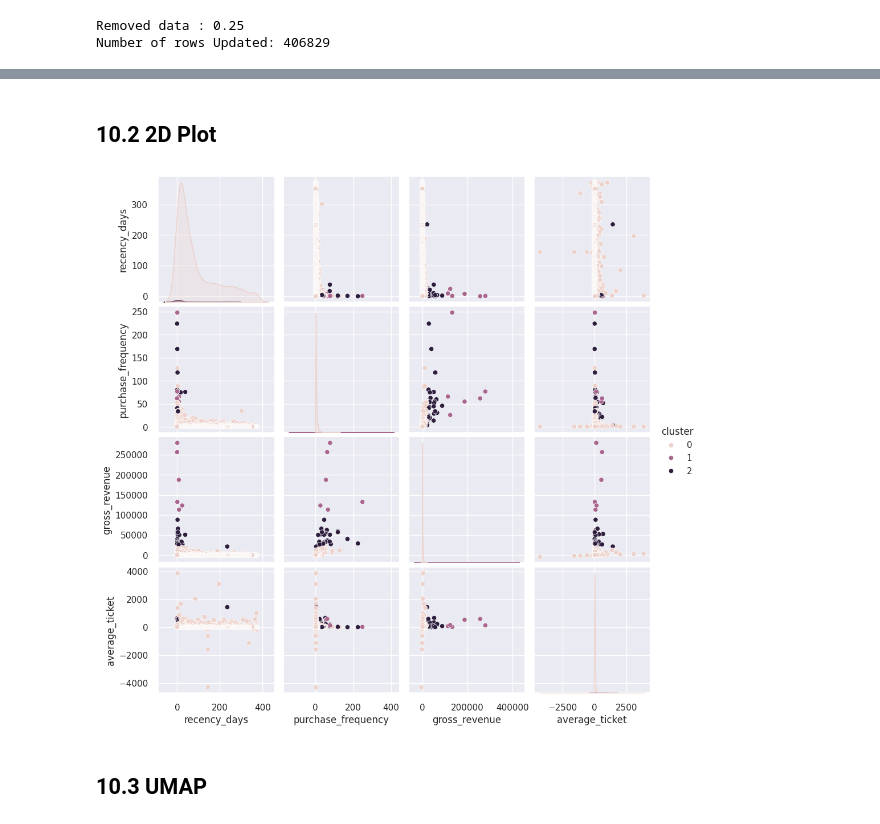
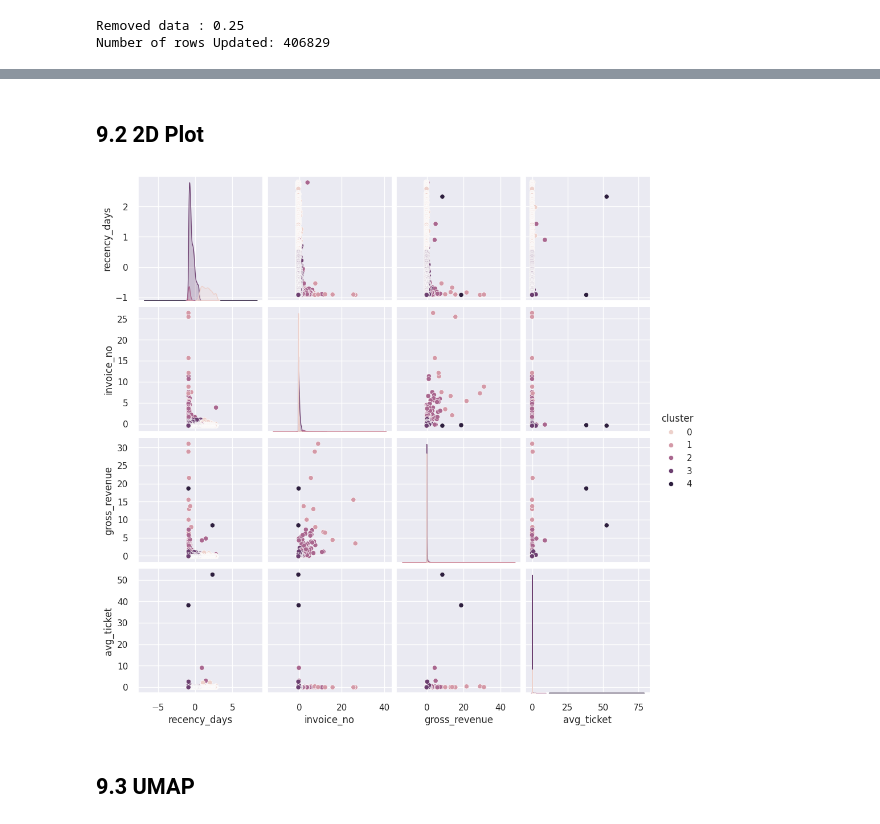
Before and after one commit to mendesdata/insiders_clustering, a Jupyter notebook: notebooks/insiders_v_03.ipynb, the cells around one changed output, grey strips where cells are left out. Cells and saved outputs as stored; diff of their text form; code cells hidden in the pictures.

```diff
--- a/notebooks/insiders_v_03.ipynb
+++ b/notebooks/insiders_v_03.ipynb
@@ -349 +360,8 @@ df6 = df5.copy()
+# %%
+ss = pp.StandardScaler()
+
+df5['gross_revenue'] = ss.fit_transform( df5[['gross_revenue']] )
+df5['recency_days']  = ss.fit_transform( df5[['recency_days']] )
+df5['invoice_no']    = ss.fit_transform( df5[['invoice_no']] )
+df5['avg_ticket']    = ss.fit_transform( df5[['avg_ticket']] )
 # %% [markdown]
@@ -355,6 +373,6 @@ df7 = df6.copy()
 # %%
-df8 = df7.copy()
+df7 = df6.copy()
 
-X = df8.drop( columns='customer_id' )
+X = df7.drop( columns='customer_id' )
 X.head()
 # %% [output]
@@ -406,6 +424,6 @@ df9 = df8.copy()
 # %%
 # model definition
-k=3
+k=5
 kmeans = c.KMeans( init='random', n_clusters=k, n_init=10, max_iter=300, random_state=42 )
 
 # model traning
@@ -429,6 +447,6 @@ SS : 0.9492955993916989
 # %%
-df10 = df9.copy()
+df9 = df8.copy()
 
-df10['cluster'] = labels
-df10.head()
+df9['cluster'] = labels
+df9.head()
 # %% [output]
@@ -452,12 +470,12 @@ visualizer.finalize()
 # %% [markdown]
-## 10.2 2D Plot
+## 9.2 2D Plot
 # %%
-df_viz = df10.drop( 'customer_id', axis=1 )
+df_viz = df9.drop( 'customer_id', axis=1 )
 sns.pairplot( df_viz, hue='cluster');
 # %% [output]
-[figure, old version]
+[figure, new version]
 # %% [markdown]
-## 10.3 UMAP
+## 9.3 UMAP
 # %%
 # pip install umap-learn
 
```
Also changed, not shown: parts of 92 cells of this notebook, 23 other files.
